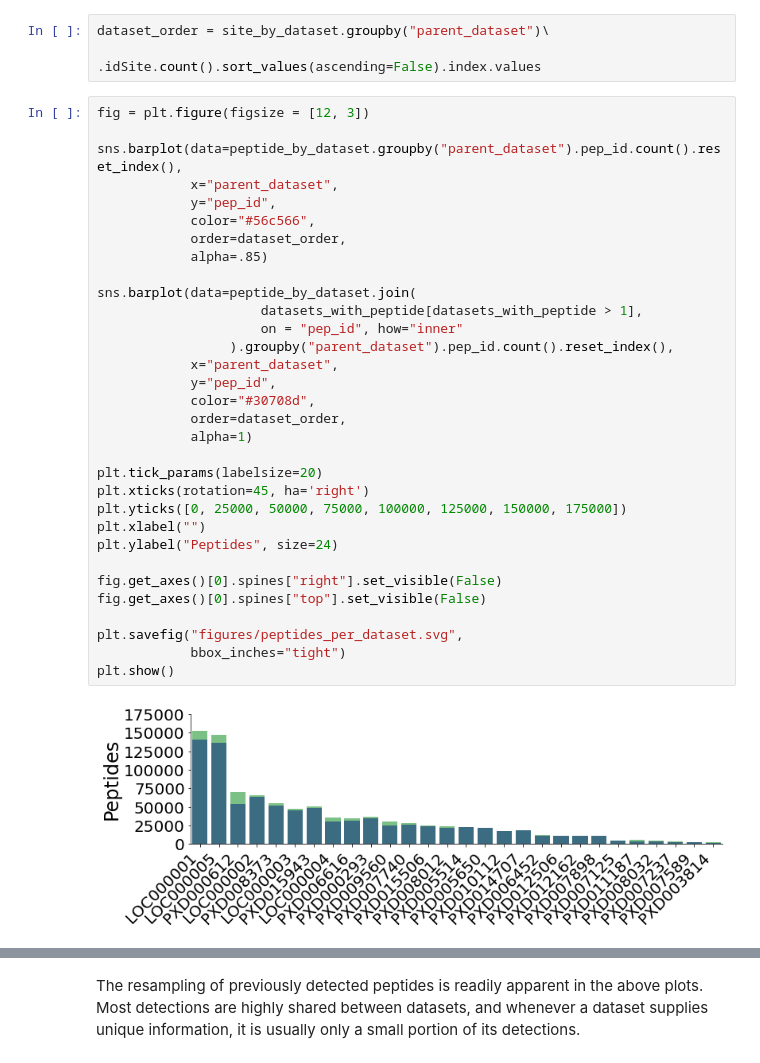
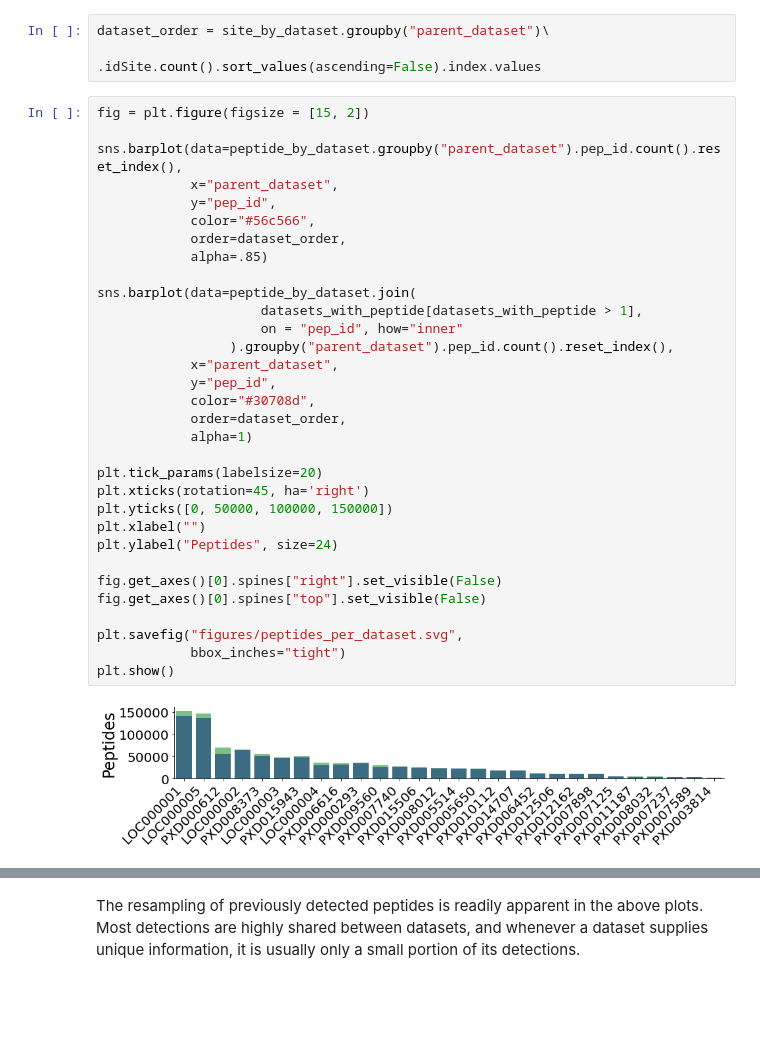
Before and after one commit to AnthonyOfSeattle/PhosphopediaNotebook, a Jupyter notebook: ANALYSIS-02-matches-and-detections-with-new-pipeline-and-new-data.ipynb, the cells around one changed output, grey strips where cells are left out. Cells and saved outputs as stored; diff of their text form; blank space fills up the shorter version.

Commit message:
Update figure for notebook 2.

```diff
--- a/ANALYSIS-02-matches-and-detections-with-new-pipeline-and-new-data.ipynb
+++ b/ANALYSIS-02-matches-and-detections-with-new-pipeline-and-new-data.ipynb
@@ -283,37 +283,37 @@ datasets_with_site = site_by_dataset.groupby("idSite")\
 dataset_order = site_by_dataset.groupby("parent_dataset")\
                                .idSite.count().sort_values(ascending=False).index.values
 # %%
-fig = plt.figure(figsize = [12, 3])
+fig = plt.figure(figsize = [15, 2])
 
 sns.barplot(data=peptide_by_dataset.groupby("parent_dataset").pep_id.count().reset_index(),
             x="parent_dataset",
             y="pep_id",
             color="#56c566",
             order=dataset_order,
             alpha=.85)
 
 sns.barplot(data=peptide_by_dataset.join(
                      datasets_with_peptide[datasets_with_peptide > 1],
                      on = "pep_id", how="inner"
                  ).groupby("parent_dataset").pep_id.count().reset_index(),
             x="parent_dataset",
             y="pep_id",
             color="#30708d",
             order=dataset_order,
             alpha=1)
 
 plt.tick_params(labelsize=20)
 plt.xticks(rotation=45, ha='right')
-plt.yticks([0, 25000, 50000, 75000, 100000, 125000, 150000, 175000])
+plt.yticks([0, 50000, 100000, 150000])
 plt.xlabel("")
 plt.ylabel("Peptides", size=24)
 
 fig.get_axes()[0].spines["right"].set_visible(False)
 fig.get_axes()[0].spines["top"].set_visible(False)
 
 plt.savefig("figures/peptides_per_dataset.svg",
             bbox_inches="tight")
 plt.show()
 # %% [output]
-[figure, old version]
+[figure, new version]
 # %%
```
Also changed, not shown: parts of 2 cells of this notebook.
